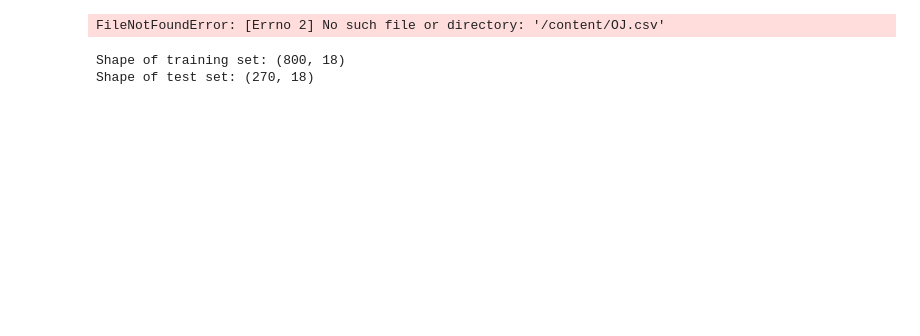
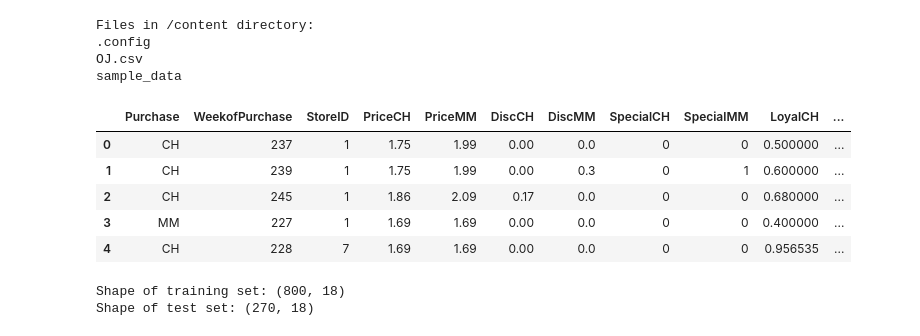
Before and after one commit to rguang/ISLP, a Jupyter notebook: Ch8 Lab.ipynb, the cells around one changed output. Saved outputs shown, nothing was run; the diff lists cells and outputs as text; code cells hidden in the pictures; blank space fills up the shorter version.

```diff
--- a/Ch8 Lab.ipynb
+++ b/Ch8 Lab.ipynb
@@ -1,12 +1,33 @@
 # %% [markdown]
 <a href="https://colab.research.google.com/github/rguang/ISLP/blob/main/Ch8%20Lab.ipynb" target="_parent"><img src="https://colab.research.google.com/assets/colab-badge.svg" alt="Open In Colab"/></a>
-# %%
-import pandas as pd
-
-df = pd.read_csv('/content/OJ.csv')
-display(df.head())
-# %% [output]
-FileNotFoundError: [Errno 2] No such file or directory: '/content/OJ.csv'
+# %%
+import pandas as pd
+import os
+
+# List files in the /content directory to verify the presence of OJ.csv
+print("Files in /content directory:")
+for file in os.listdir('/content'):
+    print(file)
+
+# Attempt to read the CSV file
+try:
+    df = pd.read_csv('/content/OJ.csv')
+    display(df.head())
+except FileNotFoundError:
+    print("Error: The file '/content/OJ.csv' was not found. Please ensure the file is correctly uploaded and the path is accurate.")
+except Exception as e:
+    print(f"An unexpected error occurred: {e}")
+# %% [output]
+Files in /content directory:
+.config
+OJ.csv
+sample_data
+|  | Purchase | WeekofPurchase | StoreID | PriceCH | PriceMM | DiscCH | DiscMM | SpecialCH | SpecialMM | LoyalCH | ... |
+| 0 | CH | 237 | 1 | 1.75 | 1.99 | 0.00 | 0.0 | 0 | 0 | 0.500000 | ... |
+| 1 | CH | 239 | 1 | 1.75 | 1.99 | 0.00 | 0.3 | 0 | 1 | 0.600000 | ... |
+| 2 | CH | 245 | 1 | 1.86 | 2.09 | 0.17 | 0.0 | 0 | 0 | 0.680000 | ... |
+| 3 | MM | 227 | 1 | 1.69 | 1.69 | 0.00 | 0.0 | 0 | 0 | 0.400000 | ... |
+| 4 | CH | 228 | 7 | 1.69 | 1.69 | 0.00 | 0.0 | 0 | 0 | 0.956535 | ... |
 # %%
 from sklearn.model_selection import train_test_split
 
```
Also changed, not shown: parts of 45 cells of this notebook.
